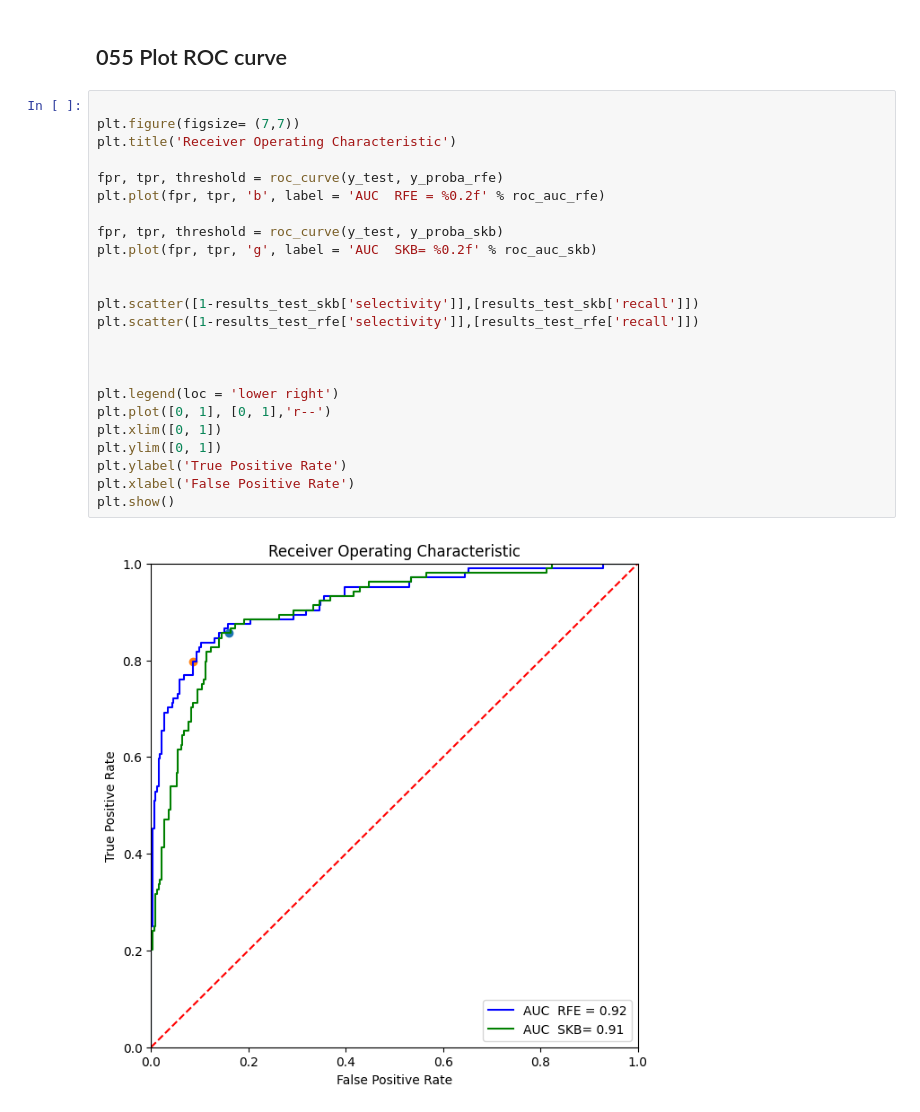
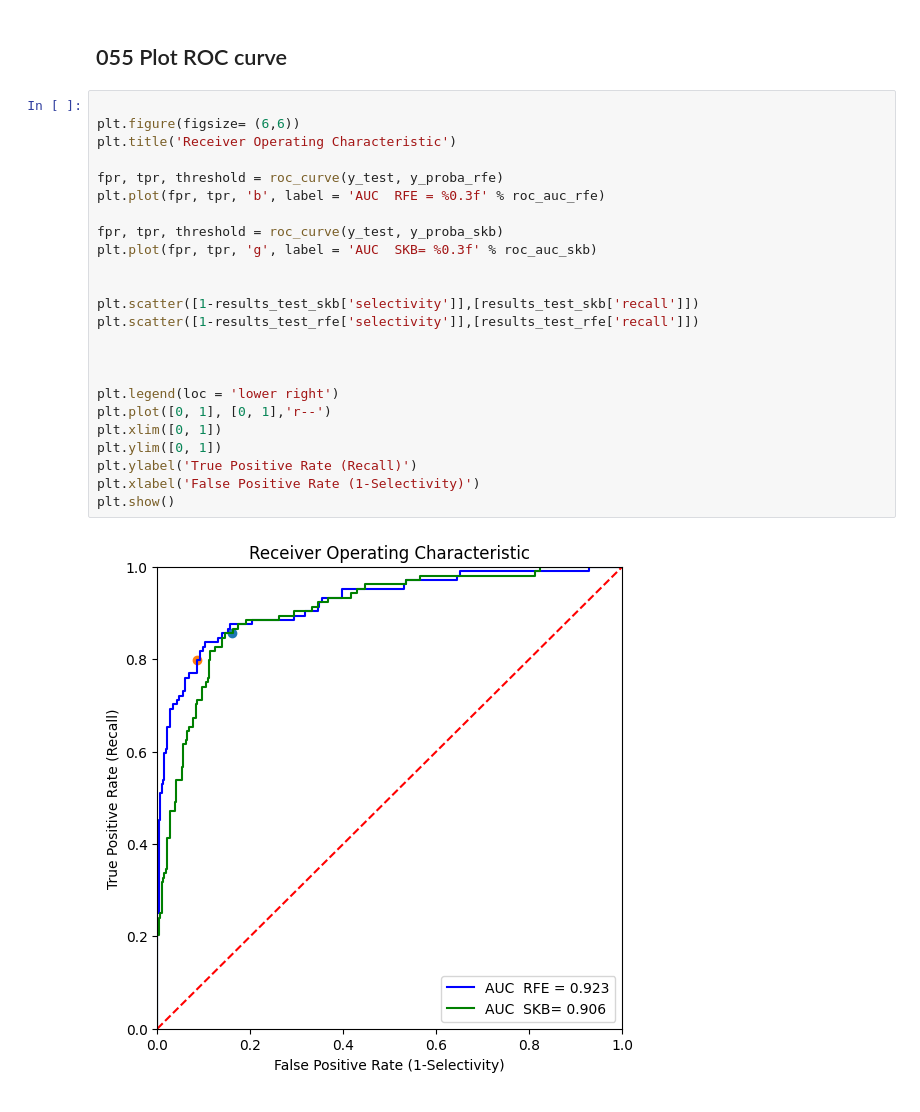
Before and after one commit to AlexanderBusa/ProgettoTeam2, a Jupyter notebook: main.ipynb, the cells around one changed output. Saved outputs shown, nothing was run; the diff lists cells and outputs as text.

Commit message:
fix axis labels in roc curve in 055

```diff
--- a/main.ipynb
+++ b/main.ipynb
@@ -2561,27 +2561,27 @@ Gini index RFE: 0.8450261158594492
 ## 055 Plot ROC curve
 # %%
 
-plt.figure(figsize= (7,7))
+plt.figure(figsize= (6,6))
 plt.title('Receiver Operating Characteristic')
 
 fpr, tpr, threshold = roc_curve(y_test, y_proba_rfe)
-plt.plot(fpr, tpr, 'b', label = 'AUC  RFE = %0.2f' % roc_auc_rfe)
+plt.plot(fpr, tpr, 'b', label = 'AUC  RFE = %0.3f' % roc_auc_rfe)
 
 fpr, tpr, threshold = roc_curve(y_test, y_proba_skb)
-plt.plot(fpr, tpr, 'g', label = 'AUC  SKB= %0.2f' % roc_auc_skb)
+plt.plot(fpr, tpr, 'g', label = 'AUC  SKB= %0.3f' % roc_auc_skb)
 
 
 plt.scatter([1-results_test_skb['selectivity']],[results_test_skb['recall']])
 plt.scatter([1-results_test_rfe['selectivity']],[results_test_rfe['recall']])
 
 
 
 plt.legend(loc = 'lower right')
 plt.plot([0, 1], [0, 1],'r--')
 plt.xlim([0, 1])
 plt.ylim([0, 1])
-plt.ylabel('True Positive Rate')
-plt.xlabel('False Positive Rate')
+plt.ylabel('True Positive Rate (Recall)')
+plt.xlabel('False Positive Rate (1-Selectivity)')
 plt.show()
 # %% [output]
-[figure, old version]
+[figure, new version]
```
